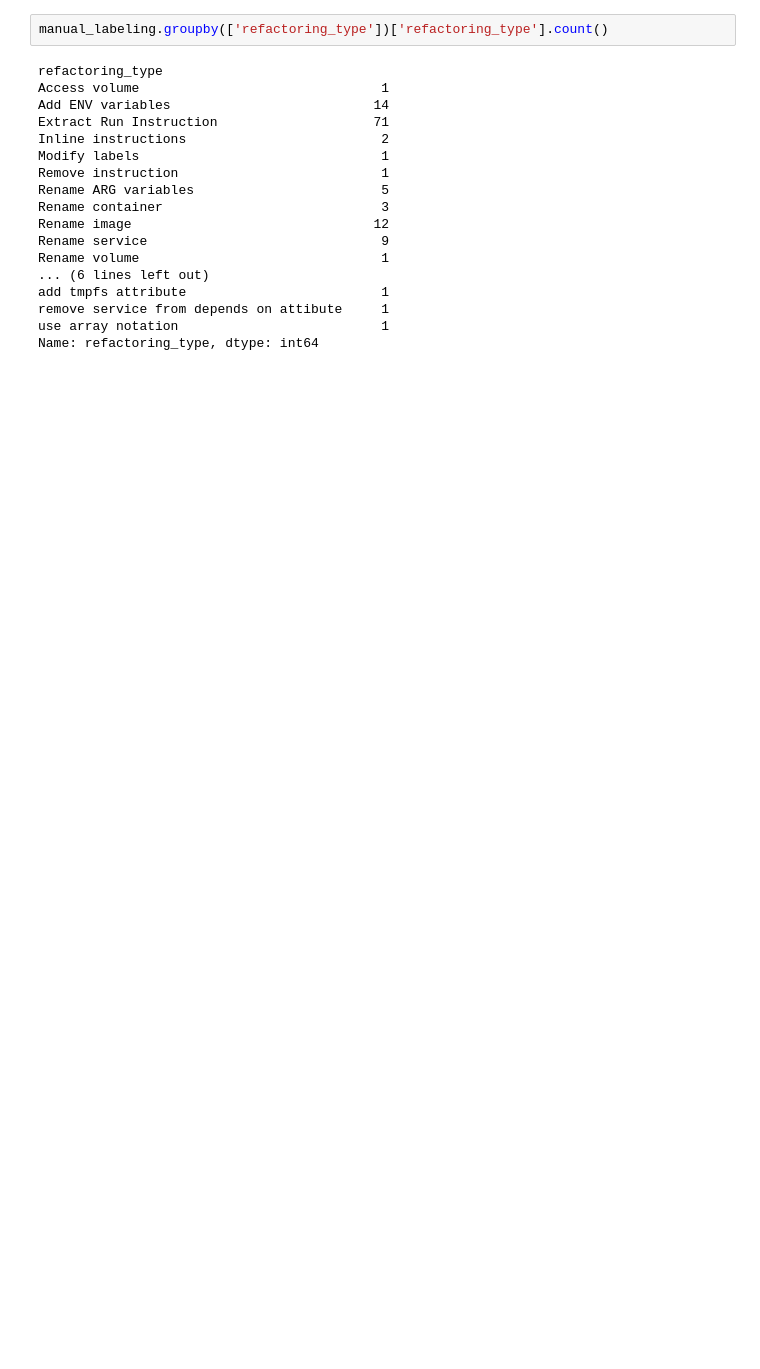
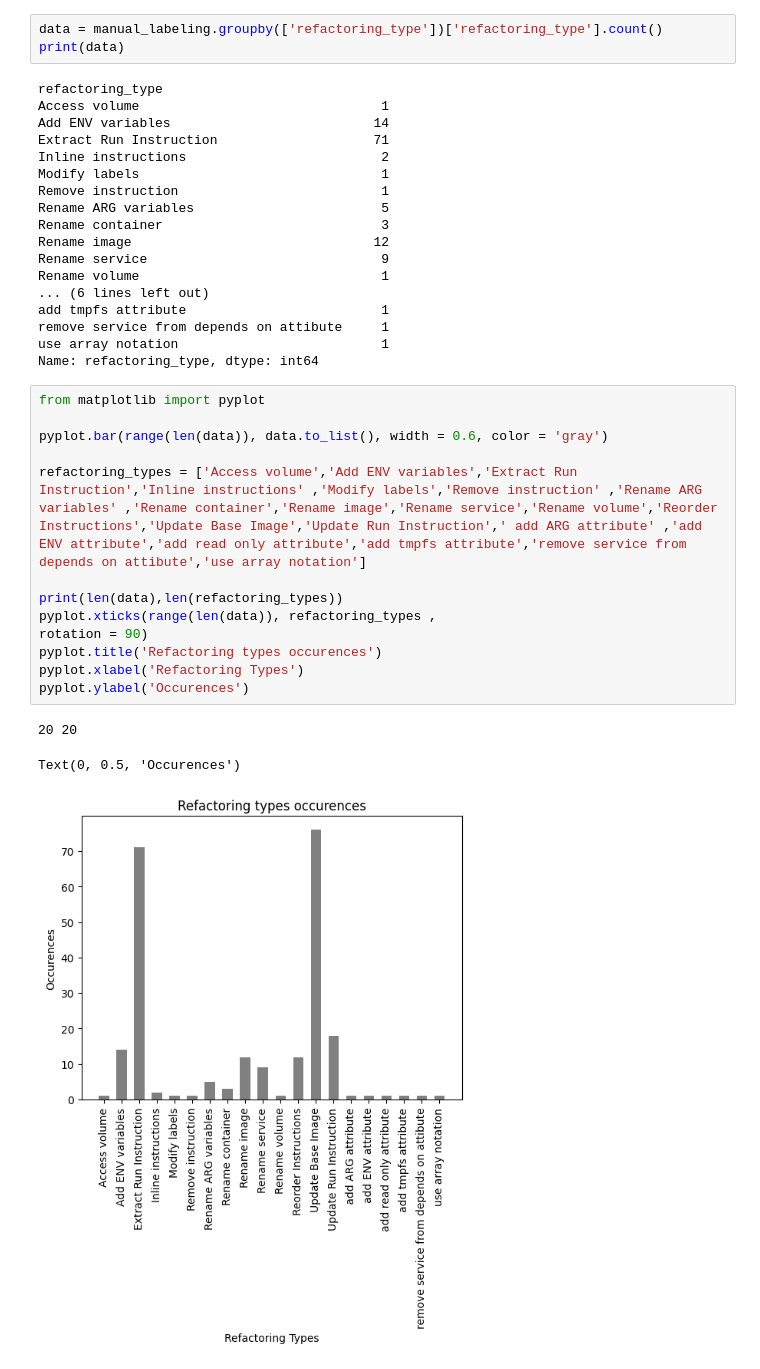
Before and after one commit to OthmanSEBTI/LOG6306, a Jupyter notebook: manual_labelling_stats.ipynb, the cells around one changed output. Drawn from its saved outputs; the diff is of its cells as text; blank space fills up the shorter version.

```diff
--- a/manual_labelling_stats.ipynb
+++ b/manual_labelling_stats.ipynb
@@ -37,7 +37,8 @@ manual_labeling
 | 231 | cyber-dojo/commander | 4799f1f9a8d3a601ecb334343ae5fef99... | NaN | remove service from depends on at... | common |
 232 rows × 5 columns
 # %%
-manual_labeling.groupby(['refactoring_type'])['refactoring_type'].count()
+data = manual_labeling.groupby(['refactoring_type'])['refactoring_type'].count()
+print(data)
 # %% [output]
 refactoring_type
 Access volume                               1
@@ -56,3 +57,20 @@ add tmpfs attribute                         1
 remove service from depends on attibute     1
 use array notation                          1
 Name: refactoring_type, dtype: int64
+# %%
+from matplotlib import pyplot
+
+pyplot.bar(range(len(data)), data.to_list(), width = 0.6, color = 'gray')
+
+refactoring_types = ['Access volume','Add ENV variables','Extract Run Instruction','Inline instructions' ,'Modify labels','Remove instruction' ,'Rename ARG variables' ,'Rename container','Rename image','Rename service','Rename volume','Reorder Instructions','Update Base Image','Update Run Instruction',' add ARG attribute' ,'add ENV attribute','add read only attribute','add tmpfs attribute','remove service from depends on attibute','use array notation']
+
+print(len(data),len(refactoring_types))
+pyplot.xticks(range(len(data)), refactoring_types ,
+rotation = 90)
+pyplot.title('Refactoring types occurences')
+pyplot.xlabel('Refactoring Types')
+pyplot.ylabel('Occurences')
+# %% [output]
+20 20
+Text(0, 0.5, 'Occurences')
+[figure, added]
```
Also changed, not shown: parts of 1 cell of this notebook, 16 other files.
